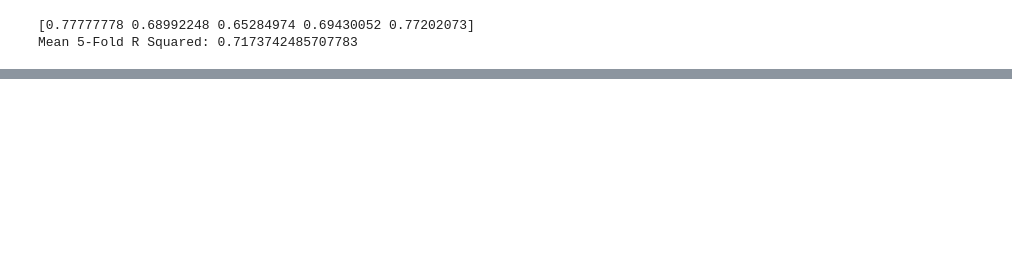
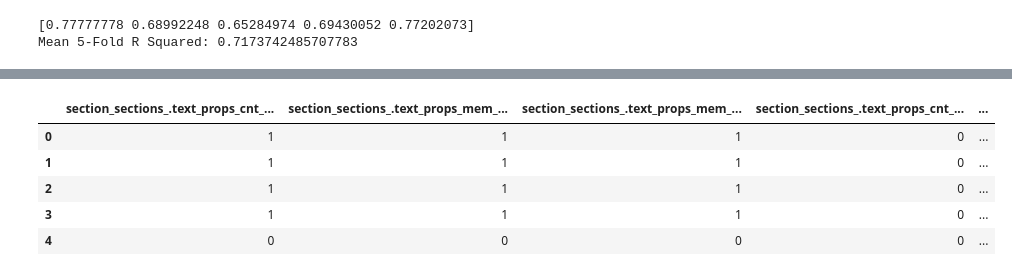
Before and after one commit to patrycjapiechowicz/cybersec, a Jupyter notebook: notebooks/Feature Selection - header, sections.ipynb, the cells around one changed output, grey strips where cells are left out. Cells and saved outputs as stored; diff of their text form; code cells hidden in the pictures; blank space fills up the shorter version.

Commit message:
feature selection for sections

```diff
--- a/notebooks/Feature Selection - header, sections.ipynb
+++ b/notebooks/Feature Selection - header, sections.ipynb
@@ -930,0 +978,15 @@ Mean 5-Fold R Squared: 0.7173742485707783
+# %%
+text_props = df_r[df_r.columns[df_r.columns.str.contains('_.text_props')]].copy()
+# %%
+text_props.fillna(0, inplace=True)
+# %%
+text_props = text_props.astype('int')
+# %%
+text_props.head()
+# %% [output]
+|  | section_sections_.text_props_cnt_... | section_sections_.text_props_mem_... | section_sections_.text_props_mem_... | section_sections_.text_props_cnt_... | ... |
+| 0 | 1 | 1 | 1 | 0 | ... |
+| 1 | 1 | 1 | 1 | 0 | ... |
+| 2 | 1 | 1 | 1 | 0 | ... |
+| 3 | 1 | 1 | 1 | 0 | ... |
+| 4 | 0 | 0 | 0 | 0 | ... |
```
Also changed, not shown: parts of 37 cells of this notebook.
